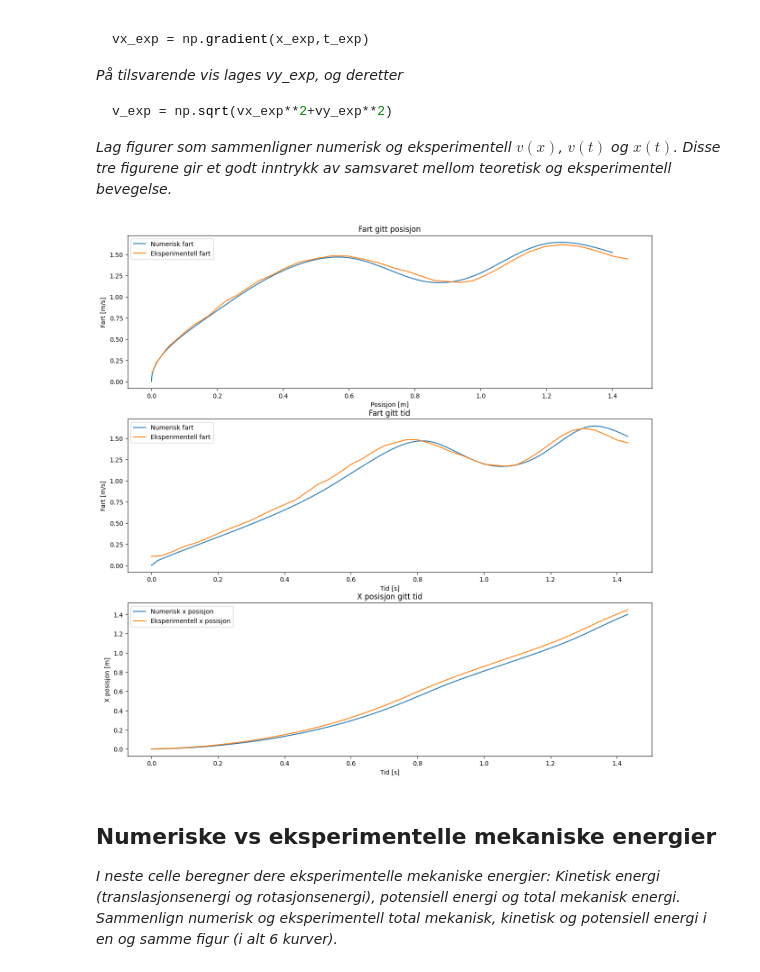
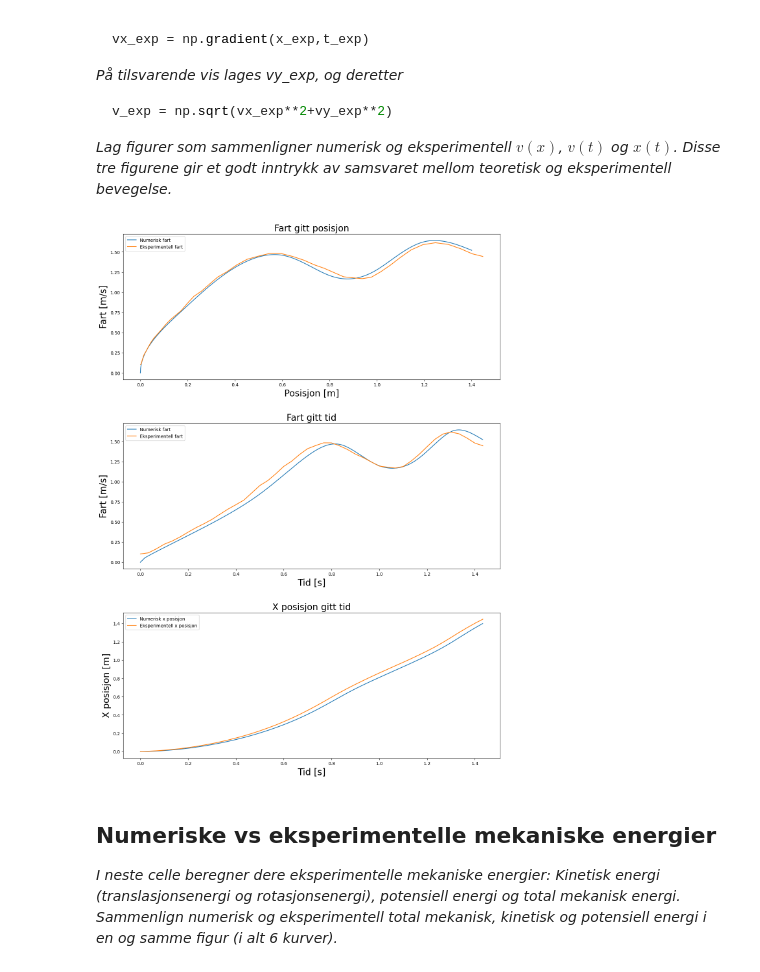
Before and after one commit to theodorklauritzen/TFY4115_lab, a Jupyter notebook: Rapport.ipynb, the cells around one changed output. Cells and saved outputs as stored; diff of their text form; code cells hidden in the pictures.

```diff
--- a/Rapport.ipynb
+++ b/Rapport.ipynb
@@ -298,42 +303,43 @@ v_exp = np.sqrt(vx_exp**2+vy_exp**2)
 # %%
 #Beregning av eksperimentell v_x, v_y og v
 vx_exp = np.gradient(x_exp, t_exp)
 vy_exp = np.gradient(y_exp, t_exp)
 
 v_exp = np.sqrt(vx_exp**2+vy_exp**2)
 
 #Figurer som sammenligner numerisk og eksperimentell v(x), v(t) og x(t)
 
 #Plotting av numerisk og eksperimentell bane
-fig, (ax1, ax2, ax3) = plt.subplots(3, figsize=(15, 15))
+fig, (ax1, ax2, ax3) = plt.subplots(3, figsize=(15, heightSpacer * 3))
+fig.subplots_adjust(hspace=hspace)
 
 ax1.plot(x, v, label="Numerisk fart")
 ax1.plot(x_exp, v_exp, label="Eksperimentell fart")
 
-ax1.set_title("Fart gitt posisjon")
-ax1.set_ylabel("Fart [m/s]")
-ax1.set_xlabel("Posisjon [m]")
+ax1.set_title("Fart gitt posisjon", fontsize=fontsize)
+ax1.set_ylabel("Fart [m/s]", fontsize=fontsize)
+ax1.set_xlabel("Posisjon [m]", fontsize=fontsize)
 ax1.legend()
 
 ax2.plot(t, v, label="Numerisk fart")
 ax2.plot(t_exp, v_exp, label="Eksperimentell fart")
 
-ax2.set_title("Fart gitt tid")
-ax2.set_ylabel("Fart [m/s]")
-ax2.set_xlabel("Tid [s]")
+ax2.set_title("Fart gitt tid", fontsize=fontsize)
+ax2.set_ylabel("Fart [m/s]", fontsize=fontsize)
+ax2.set_xlabel("Tid [s]", fontsize=fontsize)
 ax2.legend()
 
 ax3.plot(t, x, label="Numerisk x posisjon")
 ax3.plot(t_exp, x_exp, label="Eksperimentell x posisjon")
 
-ax3.set_title("X posisjon gitt tid")
-ax3.set_ylabel("X posisjon [m]")
-ax3.set_xlabel("Tid [s]")
+ax3.set_title("X posisjon gitt tid", fontsize=fontsize)
+ax3.set_ylabel("X posisjon [m]", fontsize=fontsize)
+ax3.set_xlabel("Tid [s]", fontsize=fontsize)
 ax3.legend()
 
 plt.show()
 # %% [output]
-[figure, old version]
+[figure, new version]
 # %% [markdown]
 ## Numeriske vs eksperimentelle mekaniske energier
 
```
Also changed, not shown: parts of 4 cells of this notebook.
